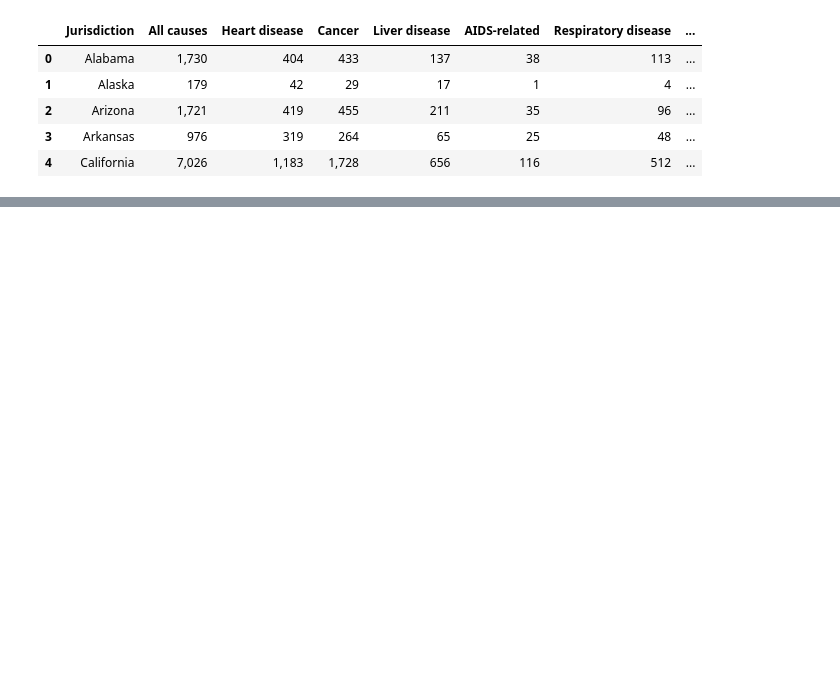
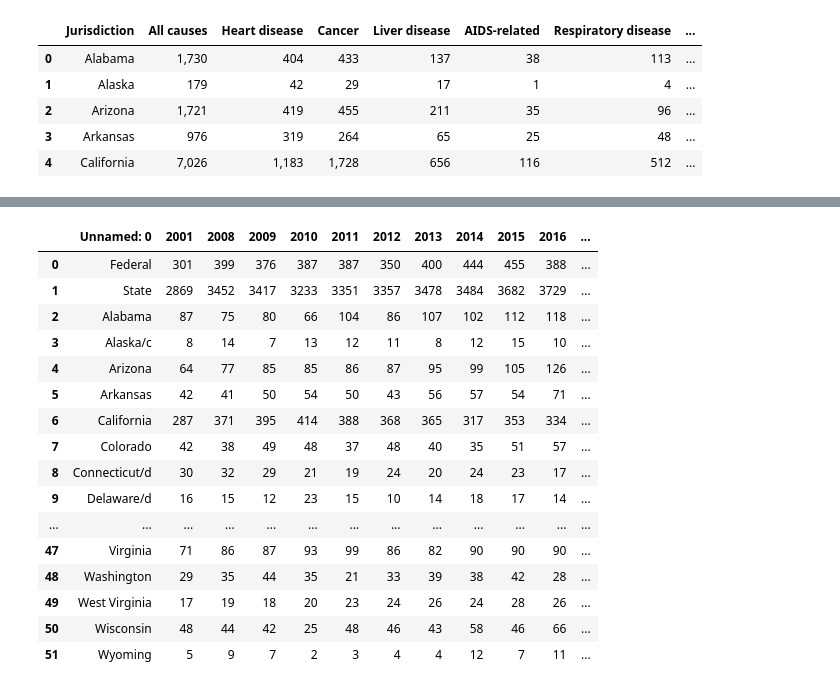
Before and after one commit to wlstayner/Mortality_data, a Jupyter notebook: prison_death_data/prison_death_analysis.ipynb, the cells around one changed output, grey strips where cells are left out. Drawn from its saved outputs; the diff is of its cells as text; code cells hidden in the pictures; blank space fills up the shorter version.

```diff
--- a/prison_death_data/prison_death_analysis.ipynb
+++ b/prison_death_data/prison_death_analysis.ipynb
@@ -392,0 +966,20 @@ state_death_df.sort_values(by=["All causes"], ascending = True)
+# %%
+raw_total_deaths_state_fed_df
+# %% [output]
+|  | Unnamed: 0 | 2001 | 2008 | 2009 | 2010 | 2011 | 2012 | 2013 | 2014 | 2015 | 2016 | ... |
+| 0 | Federal | 301 | 399 | 376 | 387 | 387 | 350 | 400 | 444 | 455 | 388 | ... |
+| 1 | State | 2869 | 3452 | 3417 | 3233 | 3351 | 3357 | 3478 | 3484 | 3682 | 3729 | ... |
+| 2 | Alabama | 87 | 75 | 80 | 66 | 104 | 86 | 107 | 102 | 112 | 118 | ... |
+| 3 | Alaska/c | 8 | 14 | 7 | 13 | 12 | 11 | 8 | 12 | 15 | 10 | ... |
+| 4 | Arizona | 64 | 77 | 85 | 85 | 86 | 87 | 95 | 99 | 105 | 126 | ... |
+| 5 | Arkansas | 42 | 41 | 50 | 54 | 50 | 43 | 56 | 57 | 54 | 71 | ... |
+| 6 | California | 287 | 371 | 395 | 414 | 388 | 368 | 365 | 317 | 353 | 334 | ... |
+| 7 | Colorado | 42 | 38 | 49 | 48 | 37 | 48 | 40 | 35 | 51 | 57 | ... |
+| 8 | Connecticut/d | 30 | 32 | 29 | 21 | 19 | 24 | 20 | 24 | 23 | 17 | ... |
+| 9 | Delaware/d | 16 | 15 | 12 | 23 | 15 | 10 | 14 | 18 | 17 | 14 | ... |
+| ... | ... | ... | ... | ... | ... | ... | ... | ... | ... | ... | ... | ... |
+| 47 | Virginia | 71 | 86 | 87 | 93 | 99 | 86 | 82 | 90 | 90 | 90 | ... |
+| 48 | Washington | 29 | 35 | 44 | 35 | 21 | 33 | 39 | 38 | 42 | 28 | ... |
+| 49 | West Virginia | 17 | 19 | 18 | 20 | 23 | 24 | 26 | 24 | 28 | 26 | ... |
+| 50 | Wisconsin | 48 | 44 | 42 | 25 | 48 | 46 | 43 | 58 | 46 | 66 | ... |
+| 51 | Wyoming | 5 | 9 | 7 | 2 | 3 | 4 | 4 | 12 | 7 | 11 | ... |
```
Also changed, not shown: parts of 98 cells of this notebook, 21 other files.
